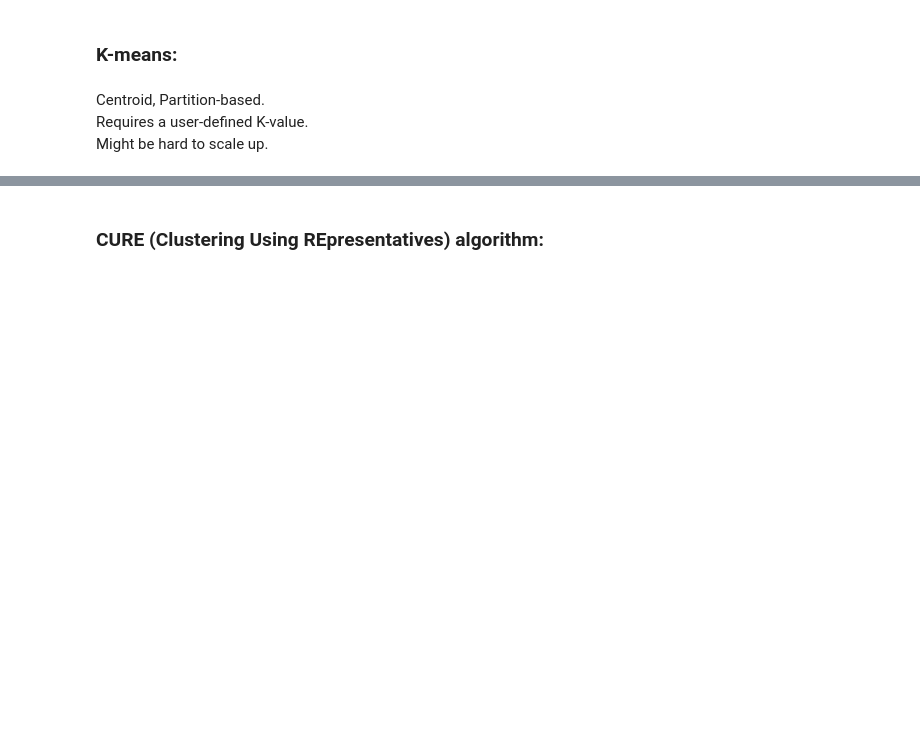
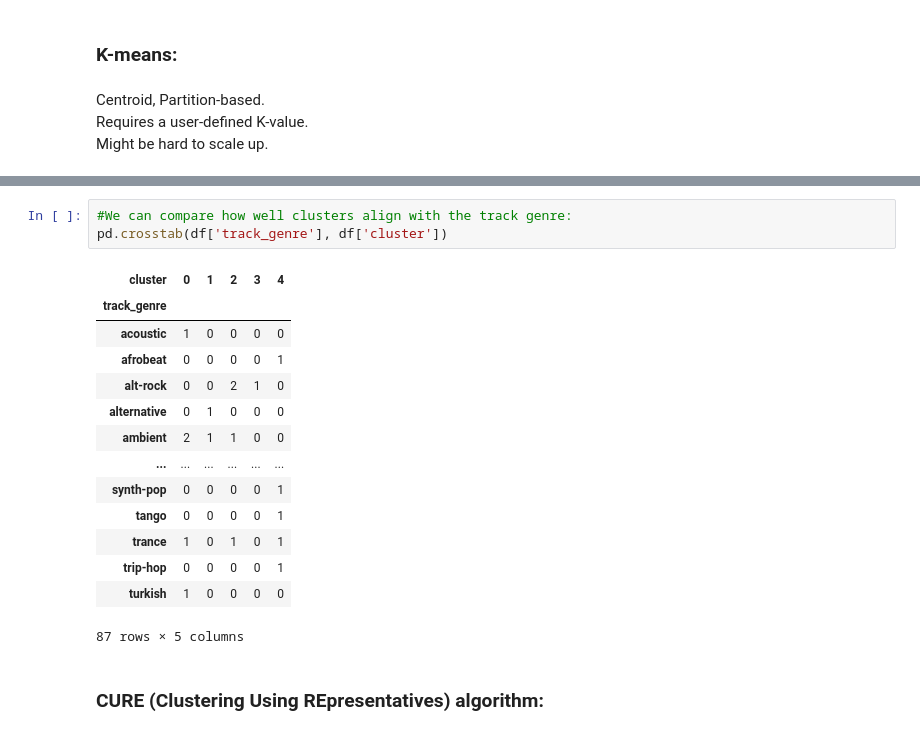
Before and after one commit to adamajane/computational-tools-for-data-science-02807-project, a Jupyter notebook: 3-recommendation-search/3.ipynb, the cells around one changed output, grey strips where cells are left out. Cells and saved outputs as stored; diff of their text form; blank space fills up the shorter version.

```diff
--- a/3-recommendation-search/3.ipynb
+++ b/3-recommendation-search/3.ipynb
@@ -26,3 +177,21 @@ Might be hard to scale up.
+# %%
+#We can compare how well clusters align with the track genre:
+pd.crosstab(df['track_genre'], df['cluster'])
+# %% [output]
+| cluster | 0 | 1 | 2 | 3 | 4 |
+| track_genre |  |  |  |  |  |
+| acoustic | 1 | 0 | 0 | 0 | 0 |
+| afrobeat | 0 | 0 | 0 | 0 | 1 |
+| alt-rock | 0 | 0 | 2 | 1 | 0 |
+| alternative | 0 | 1 | 0 | 0 | 0 |
+| ambient | 2 | 1 | 1 | 0 | 0 |
+| ... | ... | ... | ... | ... | ... |
+| synth-pop | 0 | 0 | 0 | 0 | 1 |
+| tango | 0 | 0 | 0 | 0 | 1 |
+| trance | 1 | 0 | 1 | 0 | 1 |
+| trip-hop | 0 | 0 | 0 | 0 | 1 |
+| turkish | 1 | 0 | 0 | 0 | 0 |
+87 rows × 5 columns
 # %% [markdown]
 ### **CURE (Clustering Using REpresentatives) algorithm:**
 # %% [markdown]
```
Also changed, not shown: parts of 8 cells of this notebook.
